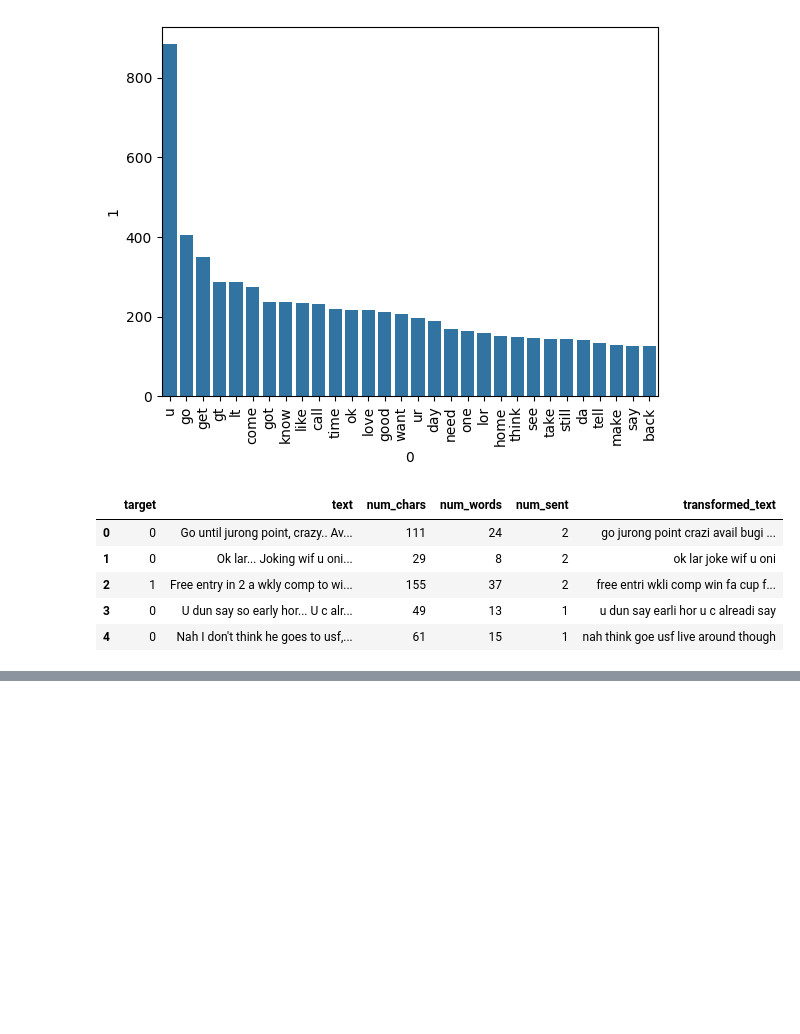
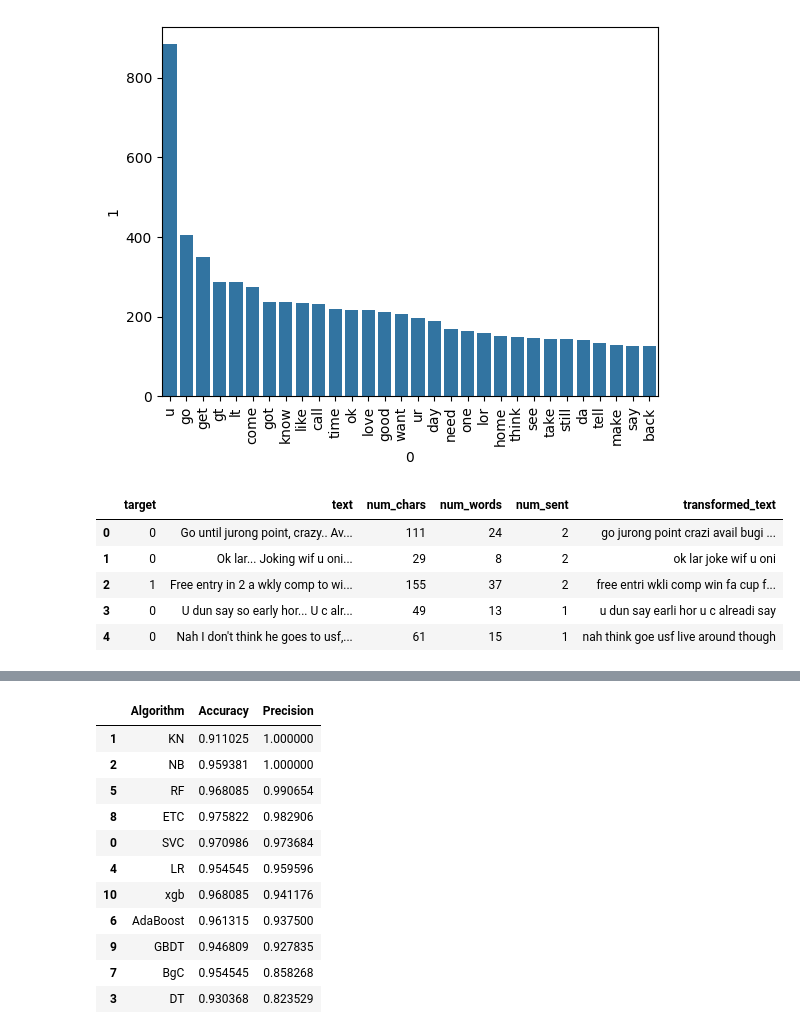
Before and after one commit to viveena30/sms_spam_classifier, a Jupyter notebook: main.ipynb, the cells around one changed output, grey strips where cells are left out. Cells and saved outputs as stored; diff of their text form; code cells hidden in the pictures; blank space fills up the shorter version.

```diff
--- a/main.ipynb
+++ b/main.ipynb
@@ -372,0 +479,8 @@ df.head()
+# %%
+def train_classifier(clf,X_train,y_train,X_test,y_test):
+    clf.fit(X_train,y_train)
+    y_pred = clf.predict(X_test)
+    accuracy = accuracy_score(y_test,y_pred)
+    precision = precision_score(y_test,y_pred)
+
+    return accuracy,precision
@@ -372,0 +541,15 @@ df.head()
+# %%
+performance_df
+# %% [output]
+|  | Algorithm | Accuracy | Precision |
+| 1 | KN | 0.911025 | 1.000000 |
+| 2 | NB | 0.959381 | 1.000000 |
+| 5 | RF | 0.968085 | 0.990654 |
+| 8 | ETC | 0.975822 | 0.982906 |
+| 0 | SVC | 0.970986 | 0.973684 |
+| 4 | LR | 0.954545 | 0.959596 |
+| 10 | xgb | 0.968085 | 0.941176 |
+| 6 | AdaBoost | 0.961315 | 0.937500 |
+| 9 | GBDT | 0.946809 | 0.927835 |
+| 7 | BgC | 0.954545 | 0.858268 |
+| 3 | DT | 0.930368 | 0.823529 |
```
Also changed, not shown: parts of 30 cells of this notebook.
